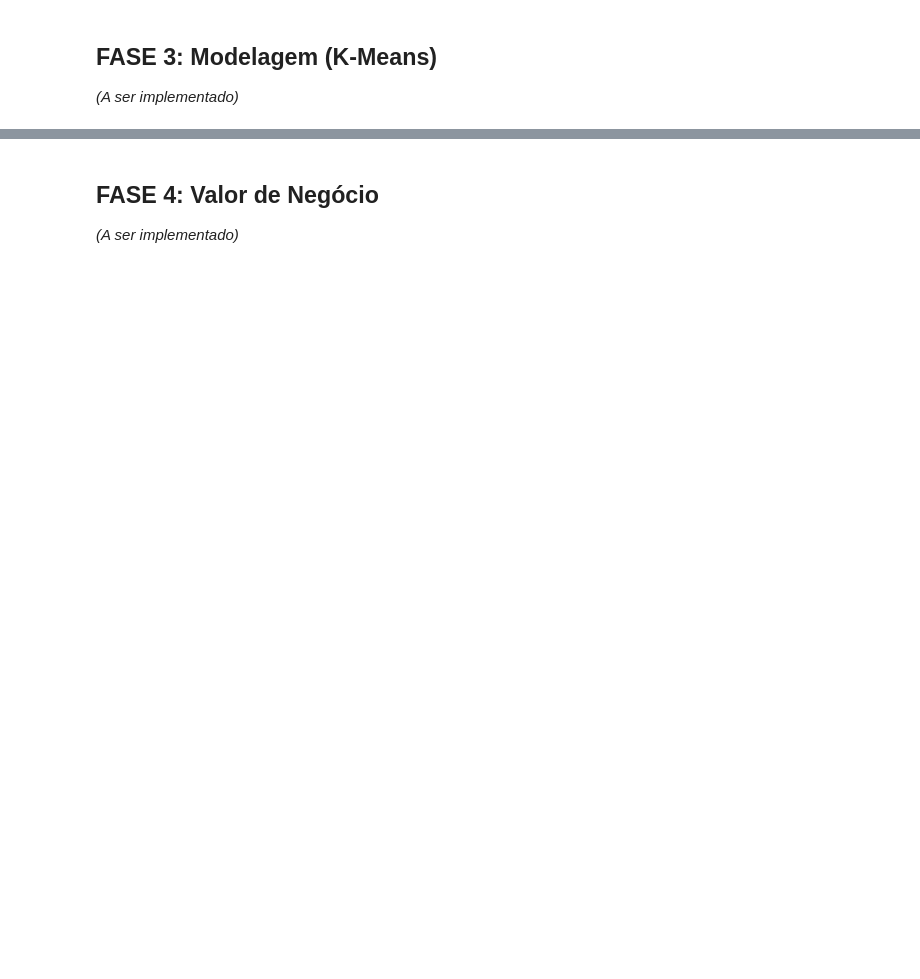
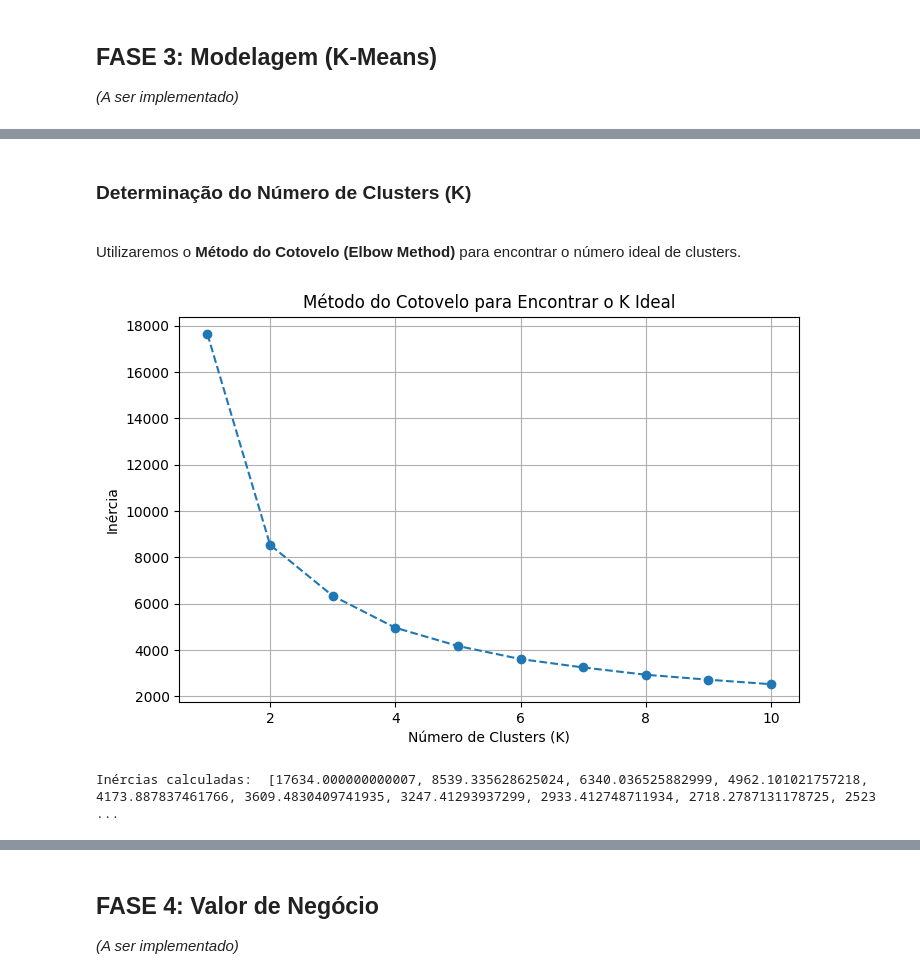
Before and after one commit to rafael-a-ribeiro/Portfolio, a Jupyter notebook: Segmentação RFM Marketing.ipynb, the cells around one changed output, grey strips where cells are left out. Saved outputs shown, nothing was run; the diff lists cells and outputs as text; code cells hidden in the pictures; blank space fills up the shorter version.

Commit message:
Update notebook with K-Means implementation

```diff
--- a/Segmentação RFM Marketing.ipynb
+++ b/Segmentação RFM Marketing.ipynb
@@ -188,0 +216,49 @@ df_rfm.head()
+# %%
+df_rfm_model = df_rfm[['Recency', 'Frequency', 'Monetary']].copy()
+
+# Transformação Logarítmica
+df_rfm_model['R_log'] = np.log(df_rfm_model['Recency'])
+df_rfm_model['F_log'] = np.log(df_rfm_model['Frequency'])
+df_rfm_model['M_log'] = np.log(df_rfm_model['Monetary'])
+
+# Criar um novo DF apenas com as variáveis transformadas
+df_scaled_features = df_rfm_model[['R_log', 'F_log', 'M_log']]
+# %%
+# Padronização
+
+scaler = StandardScaler()
+scaled_features = scaler.fit_transform(df_scaled_features)
+
+# Converter o resultado de volta para um DataFrame para facilitar a visualização e o K-Means
+df_scaled = pd.DataFrame(scaled_features, columns=['R_scaled', 'F_scaled', 'M_scaled'])
+# %% [markdown]
+### Determinação do Número de Clusters (K)
+<br>Utilizaremos o **Método do Cotovelo (Elbow Method)** para encontrar o número ideal de clusters.
+# %%
+inertia = []
+# Teste K de 1 a 10
+range_k = range(1, 11)
+
+for k in range_k:
+    # random_state=42 garante que os resultados sejam repetíveis (boas práticas)
+    kmeans = KMeans(n_clusters=k, random_state=42, n_init=10)
+
+    # 2. Treinar o modelo nos dados escalonados
+    kmeans.fit(df_scaled)
+
+    # 3. Armazenar o valor de inércia (inertia_).
+    inertia.append(kmeans.inertia_)
+
+# Plotar o gráfico do cotovelo
+plt.figure(figsize=(8, 5))
+plt.plot(range_k, inertia, marker='o', linestyle='--')
+plt.title('Método do Cotovelo para Encontrar o K Ideal')
+plt.xlabel('Número de Clusters (K)')
+plt.ylabel('Inércia')
+plt.grid(True)
+plt.show()
+
+print("Inércias calculadas: ", inertia)
+# %% [output]
+[figure, added]
+Inércias calculadas:  [17634.000000000007, 8539.335628625024, 6340.036525882999, 4962.101021757218, 4173.887837461766, 3609.4830409741935, 3247.41293937299, 2933.412748711934, 2718.2787131178725, 2523 ...
```
Also changed, not shown: parts of 19 cells of this notebook, 2 other files.
